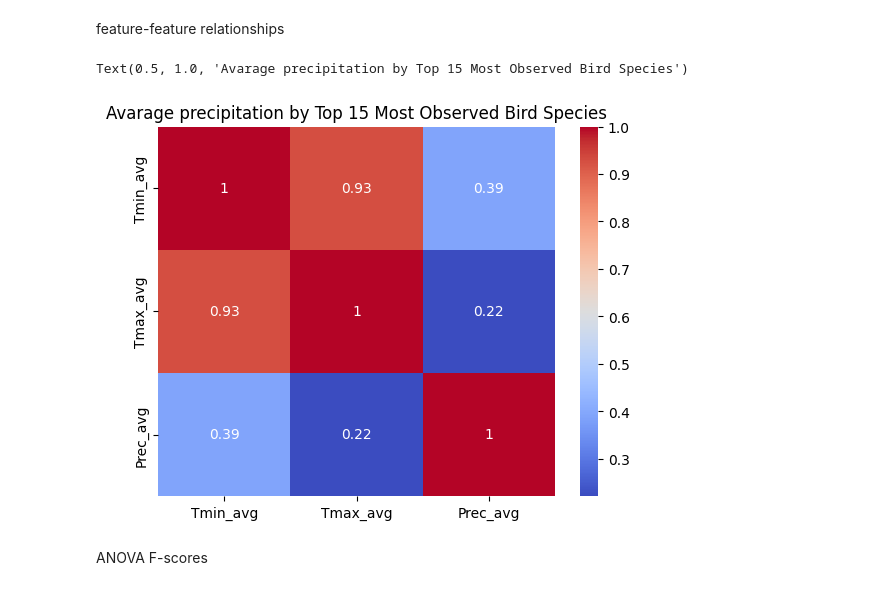
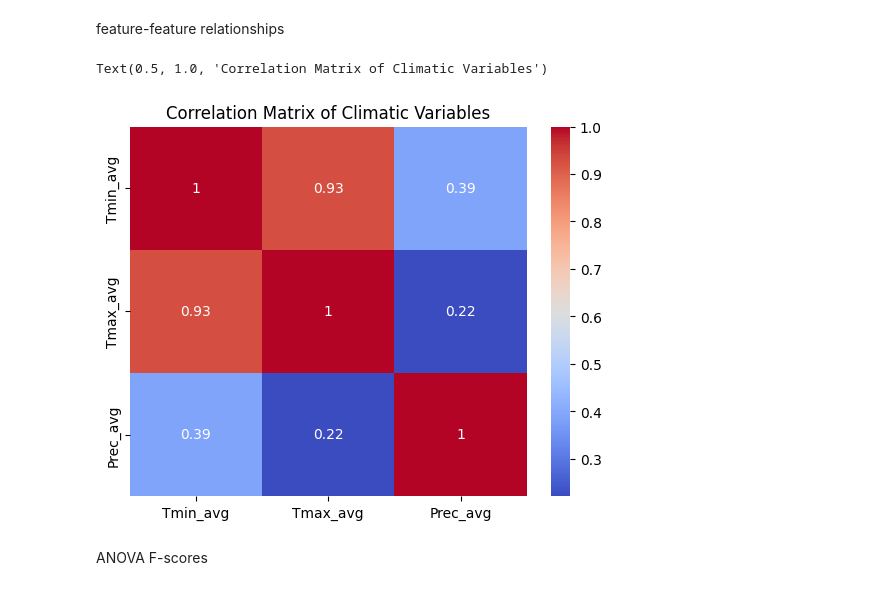
Before and after one commit to hayamikkawi/SpeciesPrediction, a Jupyter notebook: species.miniproc.ipynb, the cells around one changed output. Drawn from its saved outputs; the diff is of its cells as text; code cells hidden in the pictures.

```diff
--- a/species.miniproc.ipynb
+++ b/species.miniproc.ipynb
@@ -412,10 +412,10 @@ feature-feature relationships
 # %%
 corr = df[['Tmin_avg', 'Tmax_avg', 'Prec_avg']].corr()
 sns.heatmap(corr, annot=True, cmap='coolwarm')
-plt.title('Avarage precipitation by Top 15 Most Observed Bird Species')
+plt.title('Correlation Matrix of Climatic Variables')
 # %% [output]
-Text(0.5, 1.0, 'Avarage precipitation by Top 15 Most Observed Bird Species')
+Text(0.5, 1.0, 'Correlation Matrix of Climatic Variables')
-[figure, old version]
+[figure, new version]
 # %% [markdown]
 ANOVA F-scores
 # %%
```
Also changed, not shown: parts of 15 cells of this notebook.
